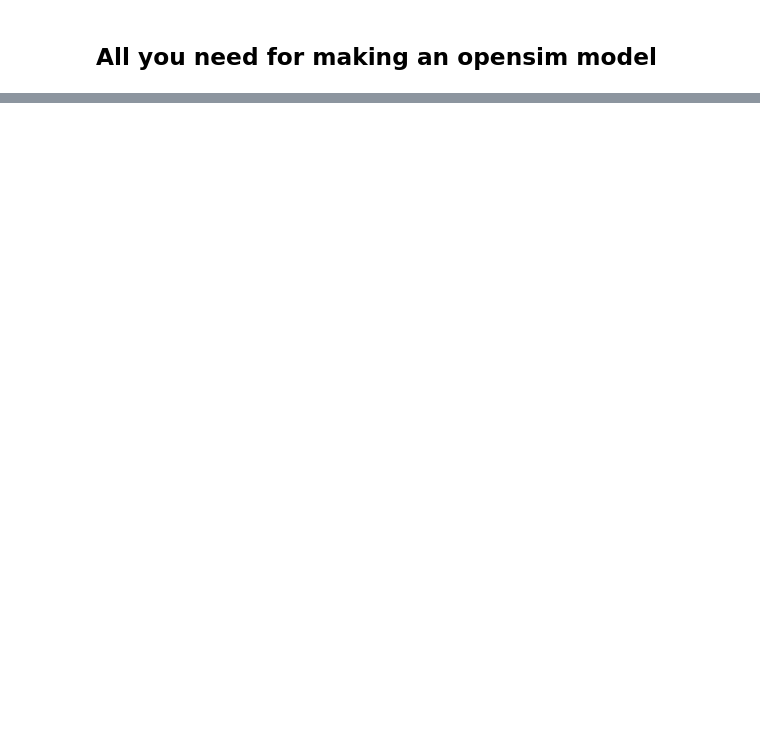
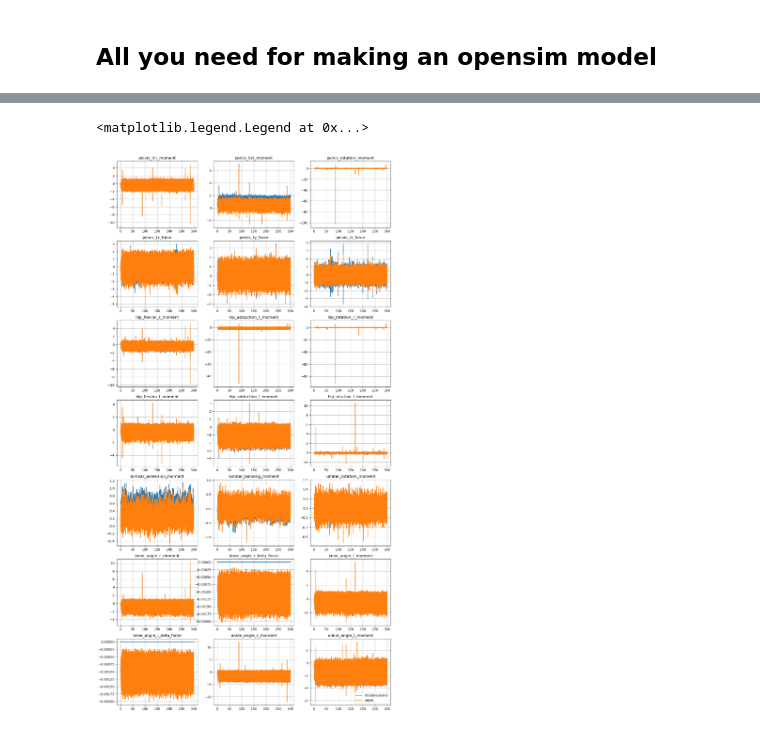
Before and after one commit to gambimar/sipp, a Jupyter notebook: notebooks/opensim/testing.ipynb, the cells around one changed output, grey strips where cells are left out. Cells and saved outputs as stored; diff of their text form; code cells hidden in the pictures; blank space fills up the shorter version.

```diff
--- a/notebooks/opensim/testing.ipynb
+++ b/notebooks/opensim/testing.ipynb
@@ -29,0 +169,19 @@ all_bodies2
+# %%
+import pandas as pd
+import matplotlib.pyplot as plt
+a = pd.read_csv("notebooks/opensim/ID_trial_2_0_w_phys.sto", sep='\t', skiprows=6)
+b = pd.read_csv("data/P03/gait/ID/Trial2 - last minute_segment_0_id.sto", sep='\t', skiprows=10)
+
+fig = plt.figure(figsize=(15,30))
+# Plot every column
+idx = 0
+for col_a in b.columns:
+    ax = fig.add_subplot(10,4,idx+1)
+    if col_a in a.columns:
+        # Make the lines thinner
+        ax.plot(a.time,b[col_a]-a[col_a], label='opensim API', color='blue')
+    ax.set_title(col_a)
+    idx += 1
+    ax.set_xlim([5,10])
+plt.tight_layout()
+plt.legend()
@@ -29,0 +447,32 @@ all_bodies2
+# %%
+participant = 'P04'
+trial = 1
+id1 = pd.read_csv(f"results/{participant}/gait/ID_results/Trial{trial}_{name}_{model}.sto", sep='\t', skiprows=6)
+id2 = pd.read_csv(f"results/{participant}/gait/ID_results/Trial{trial}_ignore_physics.sto", sep='\t', skiprows=6)
+# Create a big plot
+colls =  ['pelvis_tilt_moment', 'pelvis_list_moment',
+       'pelvis_rotation_moment', 'pelvis_tx_force', 'pelvis_ty_force',
+       'pelvis_tz_force', 'hip_flexion_r_moment', 'hip_adduction_r_moment',
+       'hip_rotation_r_moment', 'hip_flexion_l_moment',
+       'hip_adduction_l_moment', 'hip_rotation_l_moment',
+       'lumbar_extension_moment', 'lumbar_bending_moment',
+       'lumbar_rotation_moment', 'knee_angle_r_moment',
+       'knee_angle_r_beta_force', 'knee_angle_l_moment',
+       'knee_angle_l_beta_force', 'ankle_angle_r_moment', 'ankle_angle_l_moment']
+
+fig = plt.figure(figsize=(15,30))
+# Plot every column
+idx = 0
+for col_a in colls:
+    ax = fig.add_subplot(7,3,idx+1)
+    start = 0
+    end = 30000
+    plt.plot(id1.time[start:end], id1[col_a][start:end]/mass, label='InsideHumans')
+    plt.plot(id2.time[start:end], id2[col_a][start:end]/mass, label='AddB')
+    ax.set_title(col_a)
+    idx += 1
+    plt.grid()
+plt.legend()
+# %% [output]
+<matplotlib.legend.Legend at 0x...>
+[figure, added]
```
Also changed, not shown: parts of 61 cells of this notebook, 23 other files.
